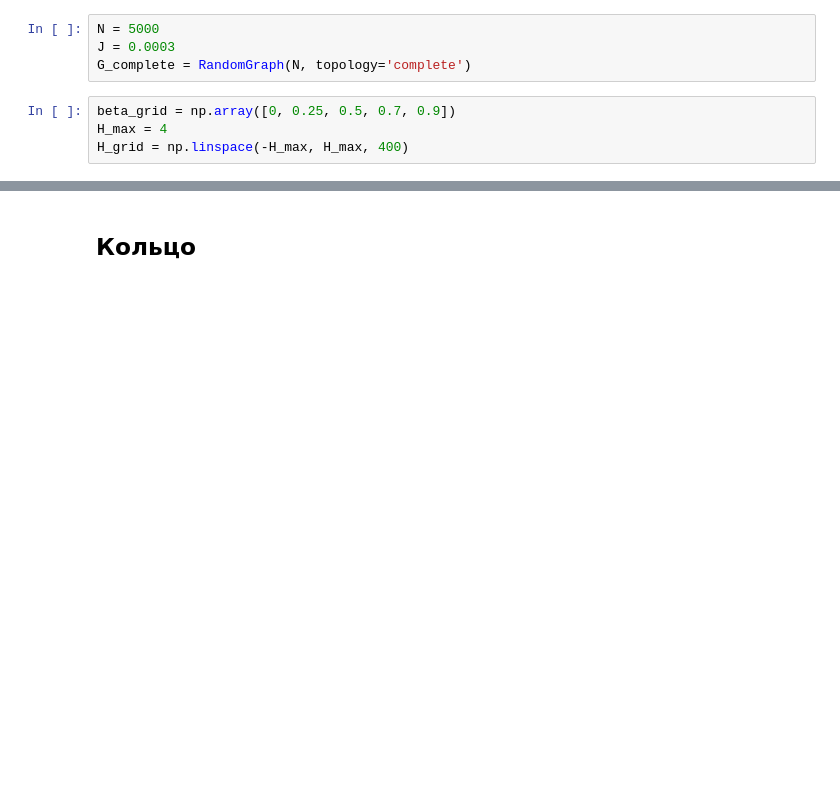
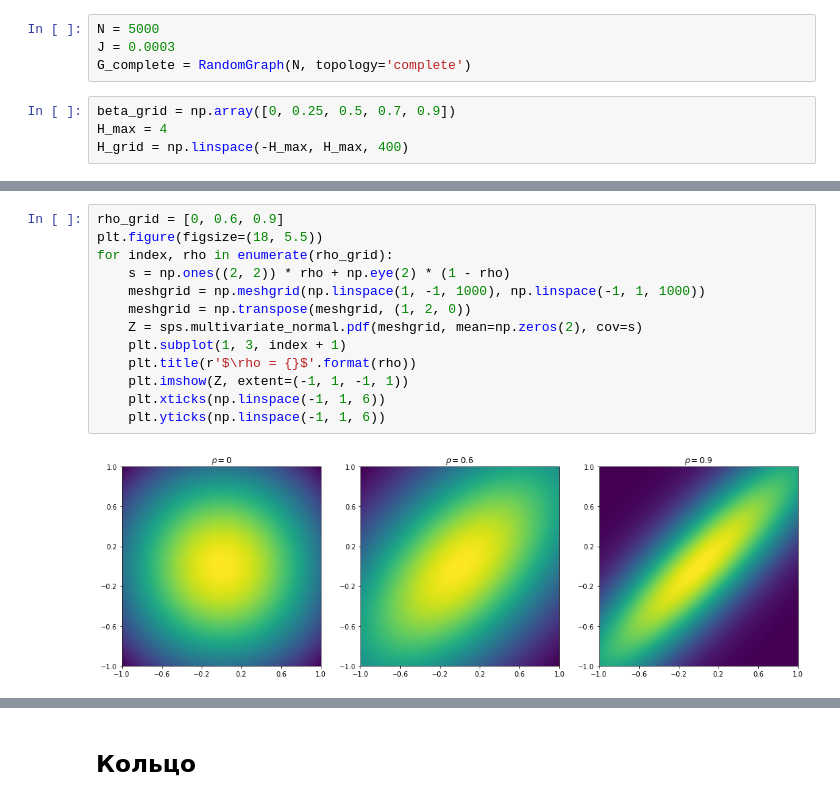
Before and after one commit to alexicon33/Ising-model, a Jupyter notebook: Code/Graph topologies.ipynb, the cells around one changed output, grey strips where cells are left out. Cells and saved outputs as stored; diff of their text form; blank space fills up the shorter version.

```diff
--- a/Code/Graph topologies.ipynb
+++ b/Code/Graph topologies.ipynb
@@ -61,0 +128,15 @@ for index, beta in tqdm(enumerate(beta_grid)):
+# %%
+rho_grid = [0, 0.6, 0.9]
+plt.figure(figsize=(18, 5.5))
+for index, rho in enumerate(rho_grid):
+    s = np.ones((2, 2)) * rho + np.eye(2) * (1 - rho)
+    meshgrid = np.meshgrid(np.linspace(1, -1, 1000), np.linspace(-1, 1, 1000))
+    meshgrid = np.transpose(meshgrid, (1, 2, 0))
+    Z = sps.multivariate_normal.pdf(meshgrid, mean=np.zeros(2), cov=s)
+    plt.subplot(1, 3, index + 1)
+    plt.title(r'$\rho = {}$'.format(rho))
+    plt.imshow(Z, extent=(-1, 1, -1, 1))
+    plt.xticks(np.linspace(-1, 1, 6))
+    plt.yticks(np.linspace(-1, 1, 6))
+# %% [output]
+[figure, added]
```
Also changed, not shown: parts of 25 cells of this notebook, 1 other file.
